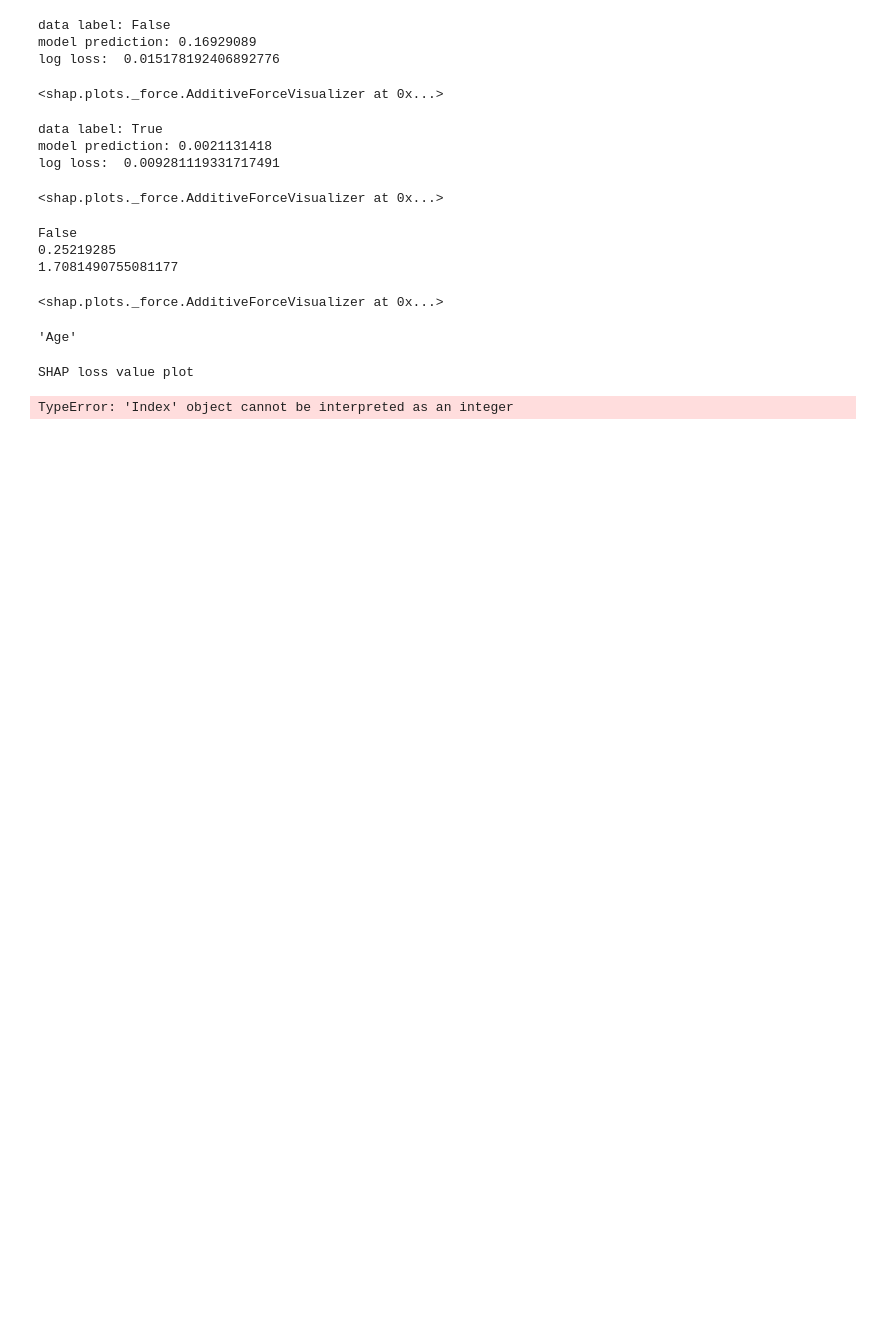
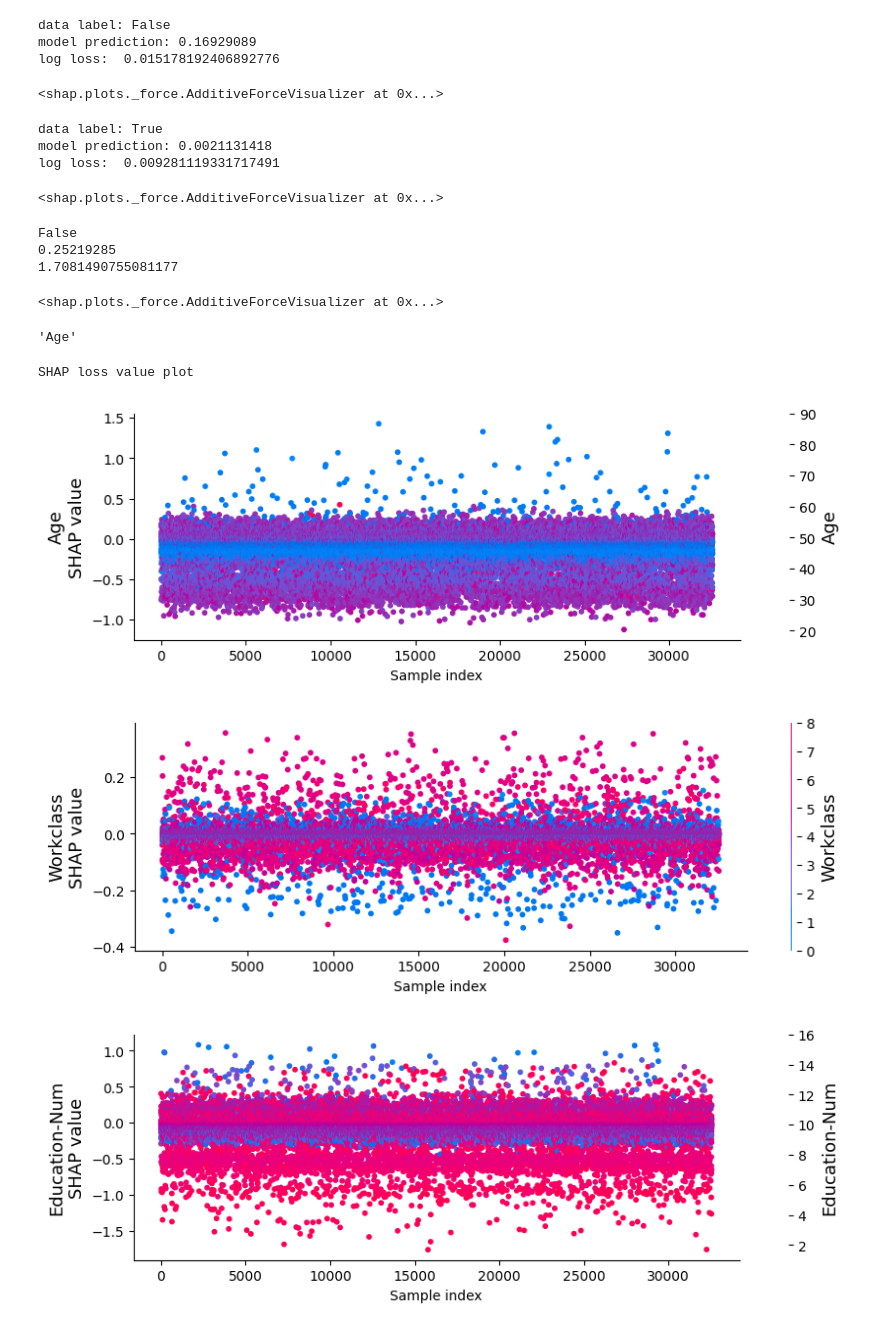
Before and after one commit to sheshankcool/SHAP, a Jupyter notebook: shap_loss.ipynb, the cells around one changed output. Saved outputs shown, nothing was run; the diff lists cells and outputs as text; code cells hidden in the pictures; blank space fills up the shorter version.

```diff
--- a/shap_loss.ipynb
+++ b/shap_loss.ipynb
@@ -186,16 +186,18 @@ False
 0.25219285
 1.7081490755081177
 <shap.plots._force.AdditiveForceVisualizer at 0x...>
-# %%
-X.columns[0]f
-# %% [output]
-'Age'
+# %%
+for X.columns
+# %% [output]
+'Age'
 # %%
 top_features = ["Relationship", "Age", "Education-Num", "Capital Gain"]
 print("SHAP loss value plot\n")
 
-for i  in range(X.columns):
+for i  in range(len(X.columns)):
     shap.monitoring_plot(i,shap_values_logloss_all, X)
 # %% [output]
 SHAP loss value plot
-TypeError: 'Index' object cannot be interpreted as an integer
+[figure, added]
+[figure, added]
+[figure, added]
```
Also changed, not shown: parts of 1 cell of this notebook.
